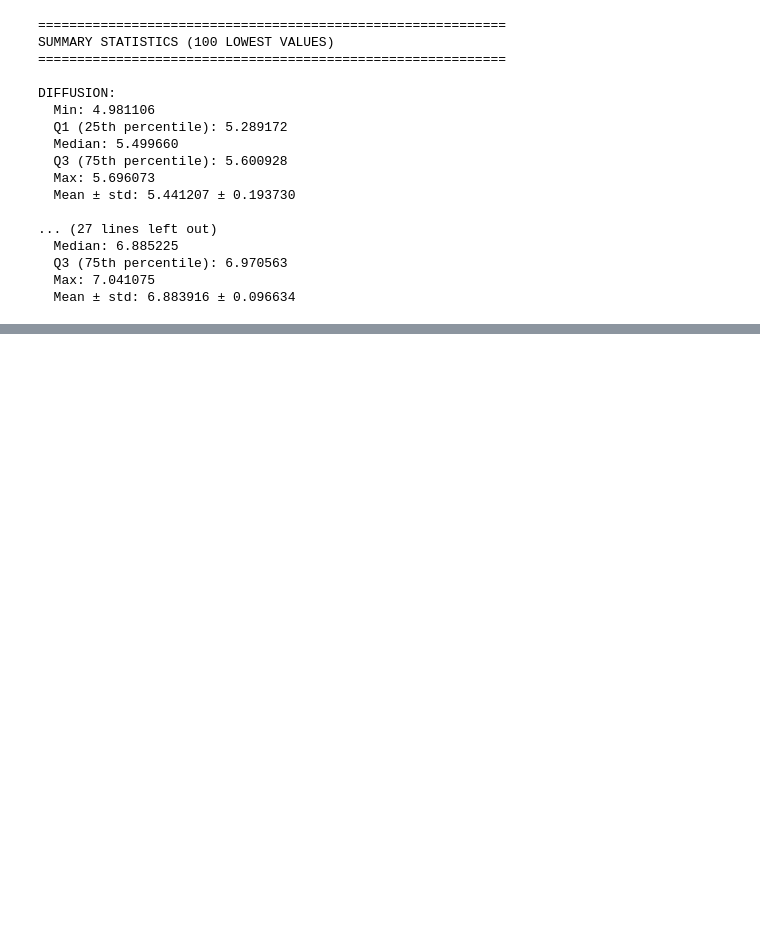
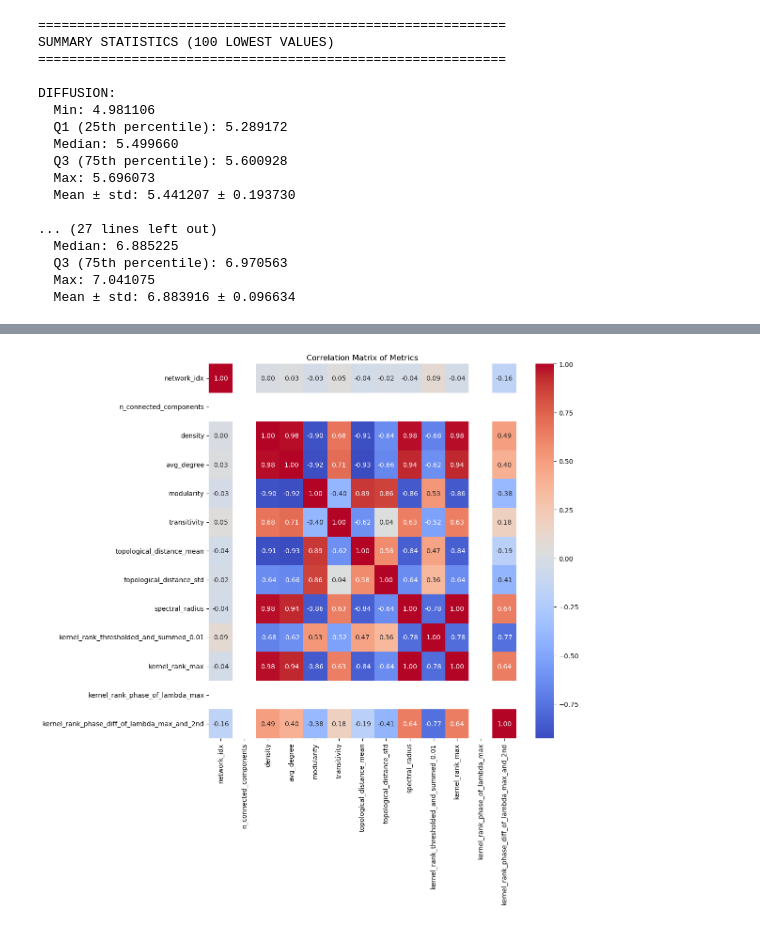
Before and after one commit to ad045/simba, a Jupyter notebook: testing_stuff_2.ipynb, the cells around one changed output, grey strips where cells are left out. Drawn from its saved outputs; the diff is of its cells as text; code cells hidden in the pictures; blank space fills up the shorter version.

```diff
--- a/testing_stuff_2.ipynb
+++ b/testing_stuff_2.ipynb
@@ -253,3 +253,27 @@ DIFFUSION:
   Q3 (75th percentile): 6.970563
   Max: 7.041075
   Mean ± std: 6.883916 ± 0.096634
+# %%
+
+dataset_experiment_datafile_name = {
+    "hcp_schaefer_100_dataset": ["05_mst_animal_0_compared_with_hcp_schaefer_100", "00_connectomes_density10.npy"],
+    "suarez_MaMI_dataset": ["05_mst_animal_0_compared_with_mami", "00_connectomes_50.npy"],
+    "kaysons_generated_networks_diffusion": ["05_mst_animal_0_compared_with_diffusion", "diffusion_10_percent.npy"],
+    "kaysons_generated_networks_propagation": ["05_mst_animal_0_compared_with_propagation", "propagation_10_percent.npy"],
+    "kaysons_generated_networks_routing": ["05_mst_animal_0_compared_with_routing", "routing_10_percent.npy"]
+}
+
+experiment_name = "05_mst_animal_0_compared_with_routing"
+base_path = Path("/Users/adrian/Documents/01_projects/14_4D_lab/14_4D_lab_code/output/gnm")
+
+huge_df = pd.DataFrame()
+
+# combine all the metrics into one dataframe for this experiment
+for dataset in dataset_experiment_datafile_name:
+    experiment_name, csv_file = dataset_experiment_datafile_name[dataset]
+    csv_path = base_path / f"{dataset}/{experiment_name}/metrics_2_all.csv"
+    df = pd.read_csv(csv_path)
+    # Add a column to identify the dataset
+    df["dataset"] = dataset
+    print(dataset, df.keys())
+    huge_df = pd.concat([huge_df, df], ignore_index=True)
@@ -255,0 +318,10 @@ DIFFUSION:
+# %%
+# Make a correlation axis between the columns of the huge_df. Don't use the dataset column for this, only the metric columns.
+correlation_matrix = huge_df.drop(columns=["dataset"]).corr()
+plt.figure(figsize=(12,12))
+sns.heatmap(correlation_matrix, annot=True, fmt=".2f", cmap="coolwarm", cbar=True)
+plt.title("Correlation Matrix of Metrics")
+plt.tight_layout()
+plt.show()
+# %% [output]
+[figure, added]
```
Also changed, not shown: parts of 4 cells of this notebook, 1 other file.
